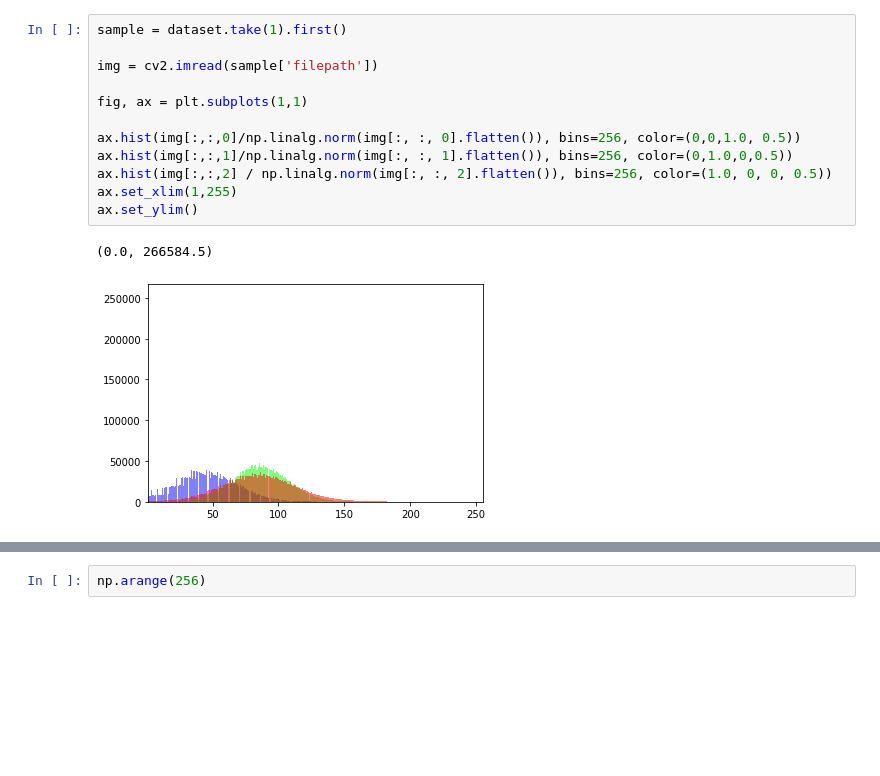
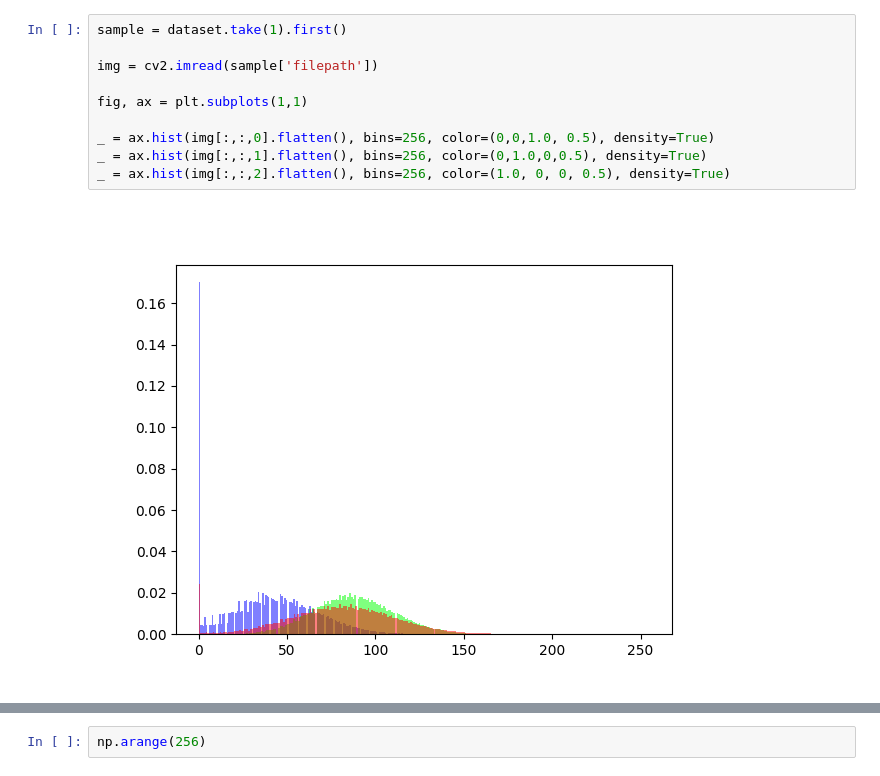
Before and after one commit to the-patpat/RumexWeeds, a Jupyter notebook: tools/notebooks/analzye_hists.ipynb, the cells around one changed output, grey strips where cells are left out. Saved outputs shown, nothing was run; the diff lists cells and outputs as text; blank space fills up the shorter version.

Commit message:
update gitignore and add histogram analysis

```diff
--- a/tools/notebooks/analzye_hists.ipynb
+++ b/tools/notebooks/analzye_hists.ipynb
@@ -8,15 +24,12 @@ dataset = fo.load_dataset("RumexWeeds")
 # %%
 sample = dataset.take(1).first()
 
 img = cv2.imread(sample['filepath'])
 
 fig, ax = plt.subplots(1,1)
 
-ax.hist(img[:,:,0]/np.linalg.norm(img[:, :, 0].flatten()), bins=256, color=(0,0,1.0, 0.5))
-ax.hist(img[:,:,1]/np.linalg.norm(img[:, :, 1].flatten()), bins=256, color=(0,1.0,0,0.5))
-ax.hist(img[:,:,2] / np.linalg.norm(img[:, :, 2].flatten()), bins=256, color=(1.0, 0, 0, 0.5))
-ax.set_xlim(1,255)
-ax.set_ylim()
+_ = ax.hist(img[:,:,0].flatten(), bins=256, color=(0,0,1.0, 0.5), density=True)
+_ = ax.hist(img[:,:,1].flatten(), bins=256, color=(0,1.0,0,0.5), density=True)
+_ = ax.hist(img[:,:,2].flatten(), bins=256, color=(1.0, 0, 0, 0.5), density=True)
 # %% [output]
-(0.0, 266584.5)
-[figure, old version]
+[figure, new version]
```
Also changed, not shown: parts of 3 cells of this notebook, 2 other files.
